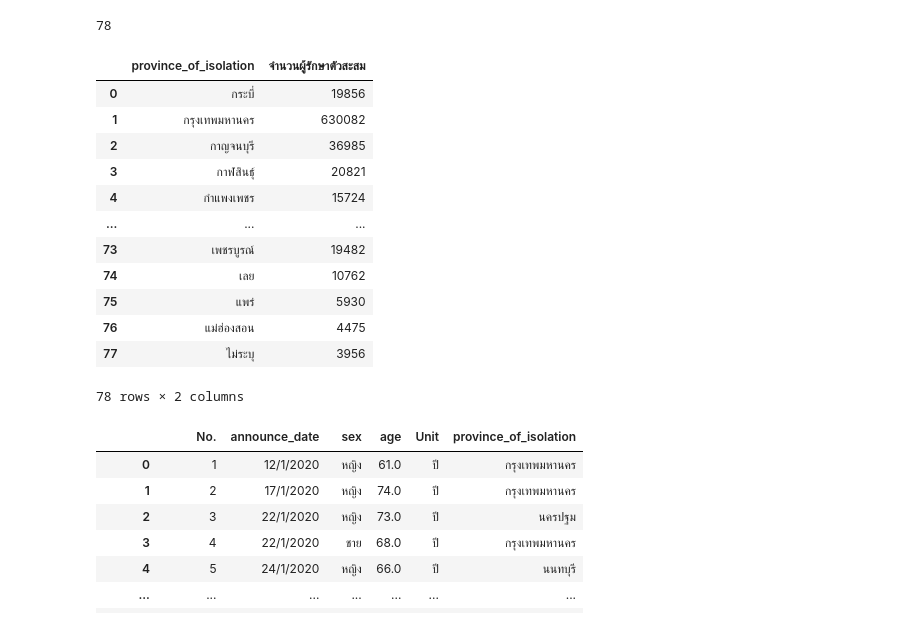
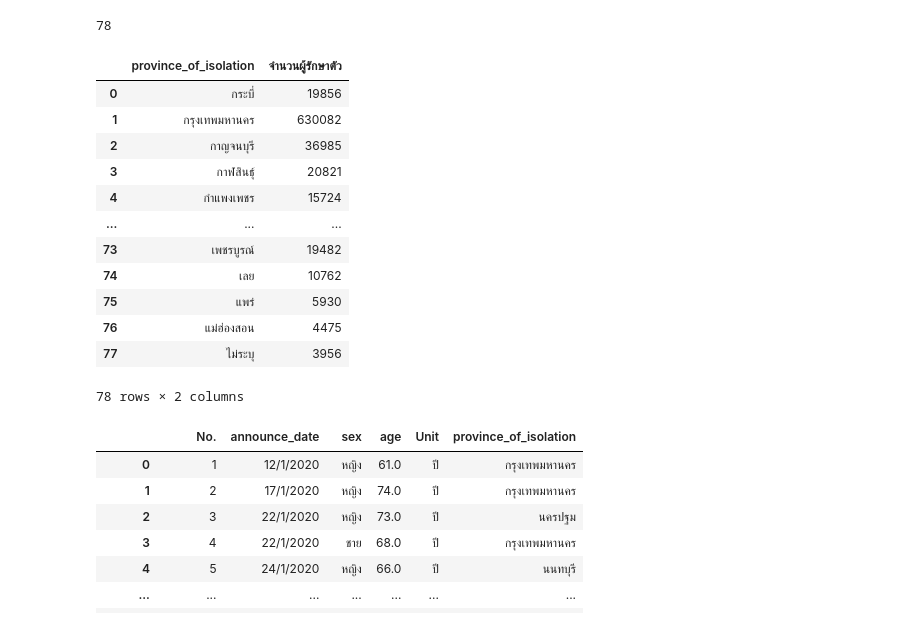
Before and after one commit to Wanita-8943/data_viz_2022, a Jupyter notebook: Project_Dinosaur.ipynb, the cells around one changed output. Cells and saved outputs as stored; diff of their text form; code cells hidden in the pictures.

```diff
--- a/Project_Dinosaur.ipynb
+++ b/Project_Dinosaur.ipynb
@@ -218,10 +218,10 @@ len(set(Covid['province_of_isolation']))
 # %% [output]
 78
 # %%
-Covid_gb = Covid.groupby('province_of_isolation').size().reset_index(name='จำนวนผู้รักษาตัวสะสม')  #สร้างตารางที่รวมจำนวนผู้รักษาตัวในแต่ละจังหวัด
+Covid_gb = Covid.groupby('province_of_isolation').size().reset_index(name='จำนวนผู้รักษาตัว')  #สร้างตารางที่รวมจำนวนผู้รักษาตัวในแต่ละจังหวัด
 Covid_gb
 # %% [output]
-|  | province_of_isolation | จำนวนผู้รักษาตัวสะสม |
+|  | province_of_isolation | จำนวนผู้รักษาตัว |
 | 0 | กระบี่ | 19856 |
 | 1 | กรุงเทพมหานคร | 630082 |
 | 2 | กาญจนบุรี | 36985 |
```
Also changed, not shown: parts of 45 cells of this notebook.
